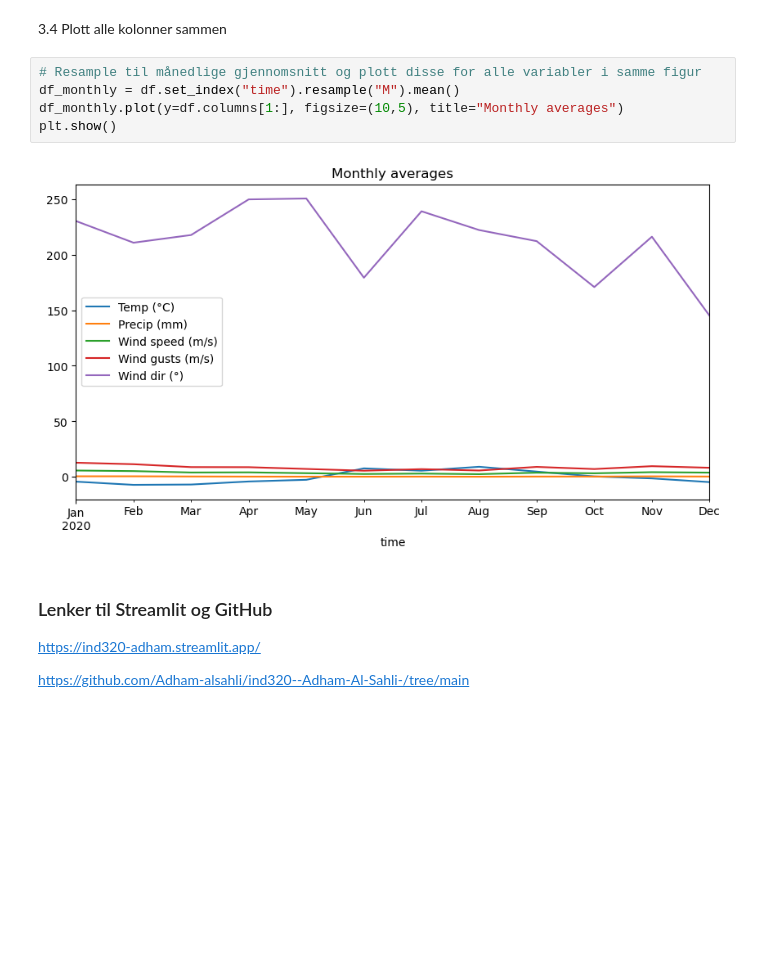
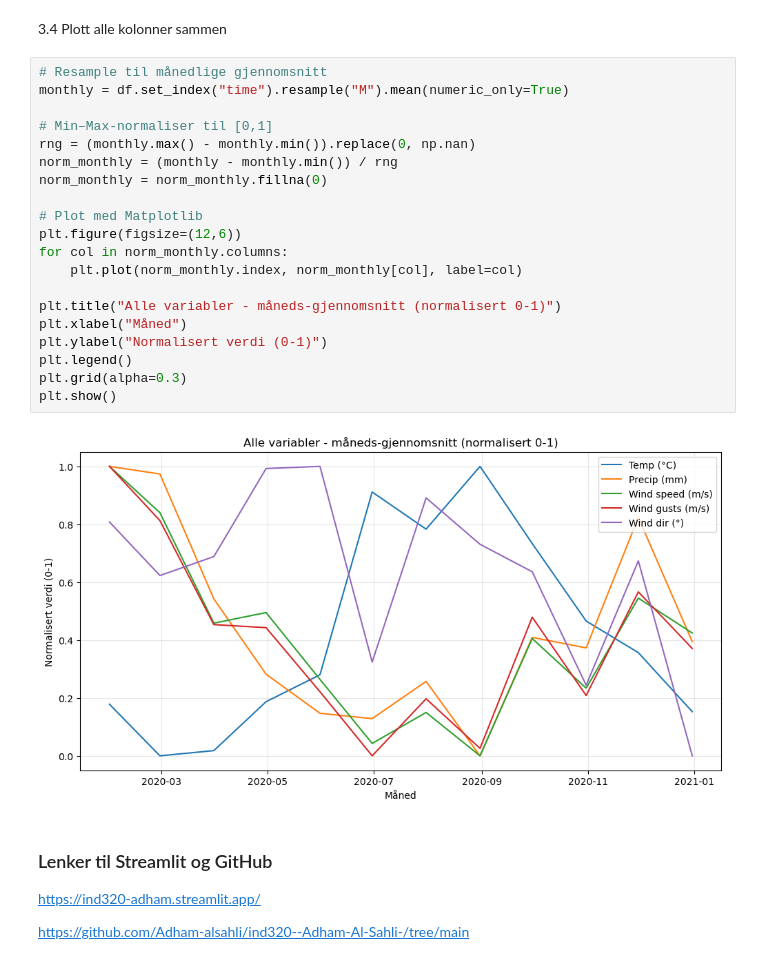
Before and after one commit to Adham-alsahli/ind320--Adham-Al-Sahli-, a Jupyter notebook: Assignment_1.ipynb, the cells around one changed output. Cells and saved outputs as stored; diff of their text form; blank space fills up the shorter version.

```diff
--- a/Assignment_1.ipynb
+++ b/Assignment_1.ipynb
@@ -101,12 +101,27 @@ for col in df.columns:
 # %% [markdown]
 3.4 Plott alle kolonner sammen
 # %%
-# Resample til månedlige gjennomsnitt og plott disse for alle variabler i samme figur
-df_monthly = df.set_index("time").resample("M").mean()
-df_monthly.plot(y=df.columns[1:], figsize=(10,5), title="Monthly averages")
+# Resample til månedlige gjennomsnitt
+monthly = df.set_index("time").resample("M").mean(numeric_only=True)
+
+# Min–Max-normaliser til [0,1]
+rng = (monthly.max() - monthly.min()).replace(0, np.nan)
+norm_monthly = (monthly - monthly.min()) / rng
+norm_monthly = norm_monthly.fillna(0)
+
+# Plot med Matplotlib
+plt.figure(figsize=(12,6))
+for col in norm_monthly.columns:
+    plt.plot(norm_monthly.index, norm_monthly[col], label=col)
+
+plt.title("Alle variabler - måneds-gjennomsnitt (normalisert 0-1)")
+plt.xlabel("Måned")
+plt.ylabel("Normalisert verdi (0-1)")
+plt.legend()
+plt.grid(alpha=0.3)
 plt.show()
 # %% [output]
-[figure, old version]
+[figure, new version]
 # %% [markdown]
 ### Lenker til Streamlit og GitHub
 https://ind320-adham.streamlit.app/
```
